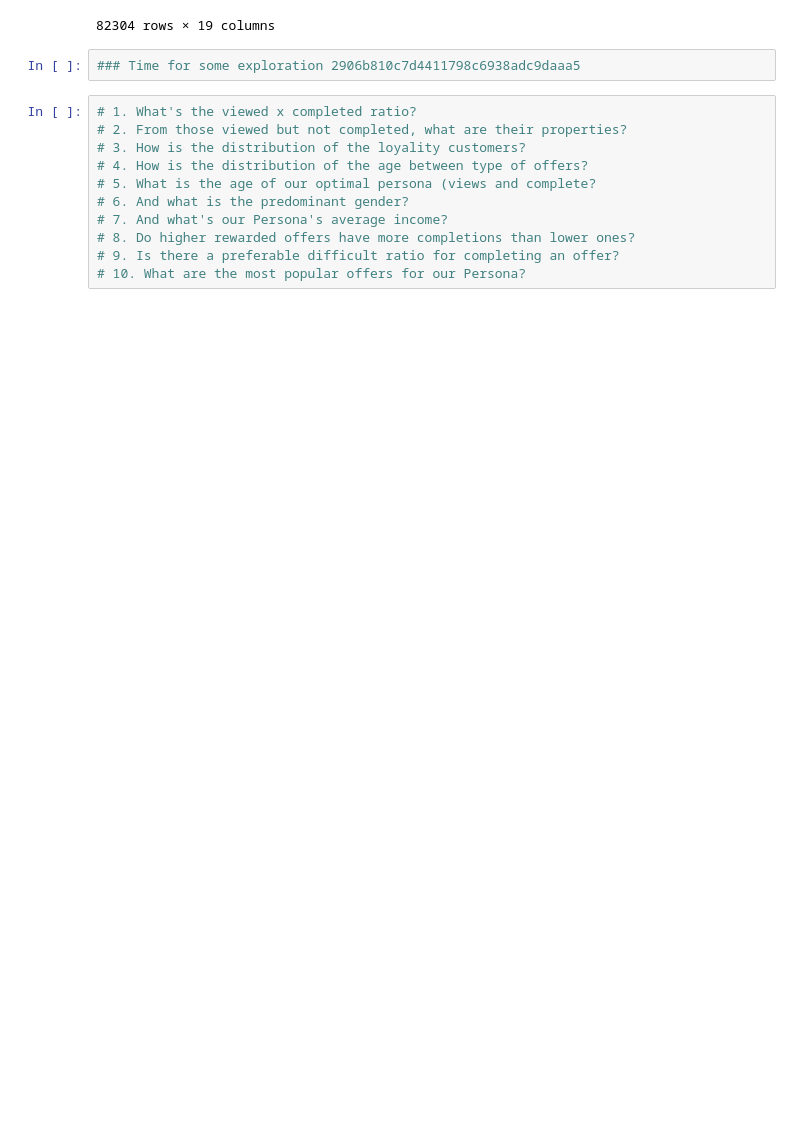
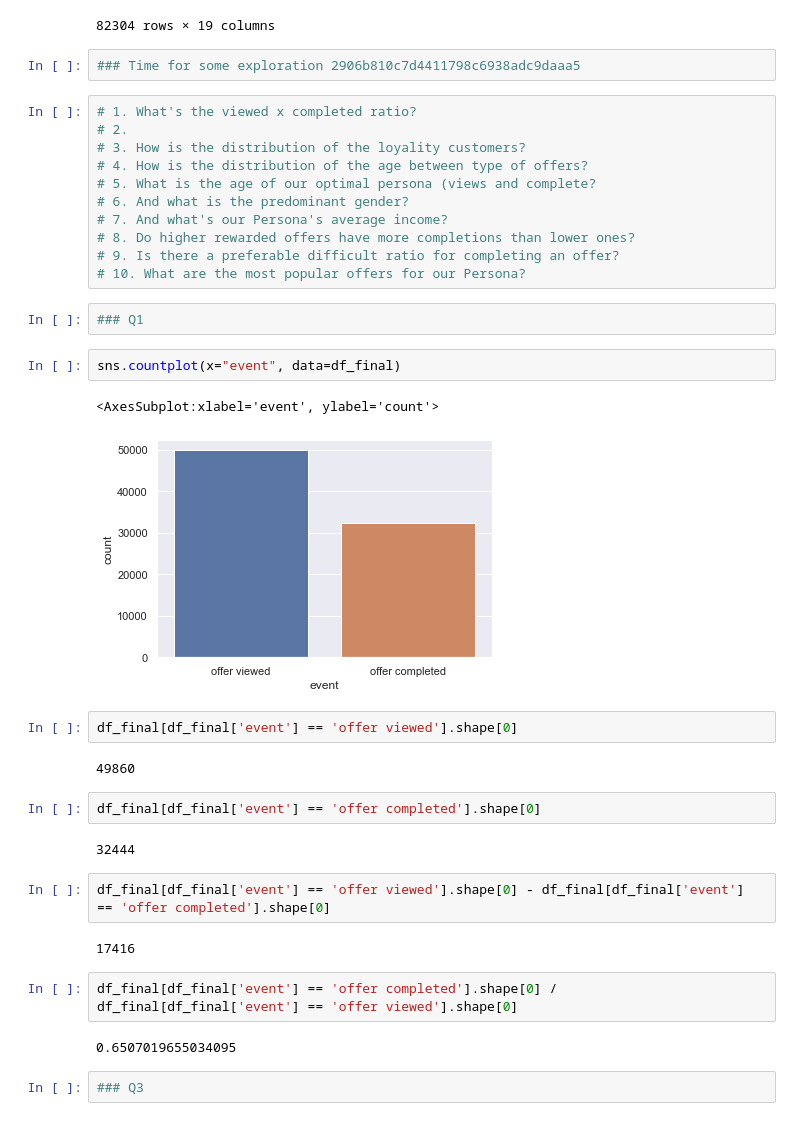
Before and after one commit to PyTcheu/Starbucks_Capstone, a Jupyter notebook: Starbucks_Capstone_notebook-Copy1.ipynb, the cells around one changed output. Cells and saved outputs as stored; diff of their text form; blank space fills up the shorter version.

```diff
--- a/Starbucks_Capstone_notebook-Copy1.ipynb
+++ b/Starbucks_Capstone_notebook-Copy1.ipynb
@@ -478,7 +478,7 @@ df_final
 ### Time for some exploration 2906b810c7d4411798c6938adc9daaa5
 # %%
 # 1. What's the viewed x completed ratio?
-# 2. From those viewed but not completed, what are their properties?
+# 2.
 # 3. How is the distribution of the loyality customers?
 # 4. How is the distribution of the age between type of offers?
 # 5. What is the age of our optimal persona (views and complete?
@@ -487,3 +487,28 @@ df_final
 # 8. Do higher rewarded offers have more completions than lower ones?
 # 9. Is there a preferable difficult ratio for completing an offer?
 # 10. What are the most popular offers for our Persona?
+# %%
+### Q1
+# %%
+sns.countplot(x="event", data=df_final)
+# %% [output]
+<AxesSubplot:xlabel='event', ylabel='count'>
+[figure, added]
+# %%
+df_final[df_final['event'] == 'offer viewed'].shape[0]
+# %% [output]
+49860
+# %%
+df_final[df_final['event'] == 'offer completed'].shape[0]
+# %% [output]
+32444
+# %%
+df_final[df_final['event'] == 'offer viewed'].shape[0] - df_final[df_final['event'] == 'offer completed'].shape[0]
+# %% [output]
+17416
+# %%
+df_final[df_final['event'] == 'offer completed'].shape[0] / df_final[df_final['event'] == 'offer viewed'].shape[0]
+# %% [output]
+0.6507019655034095
+# %%
+### Q3
```
Also changed, not shown: parts of 43 cells of this notebook.
